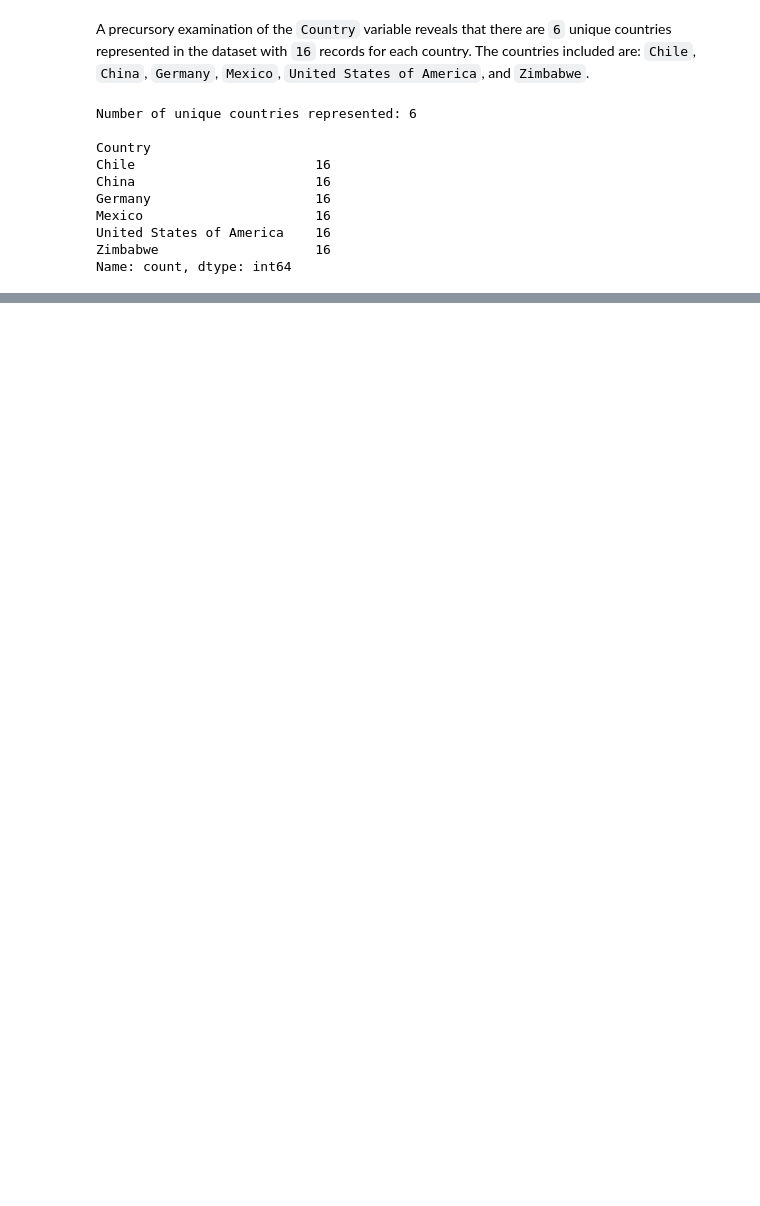
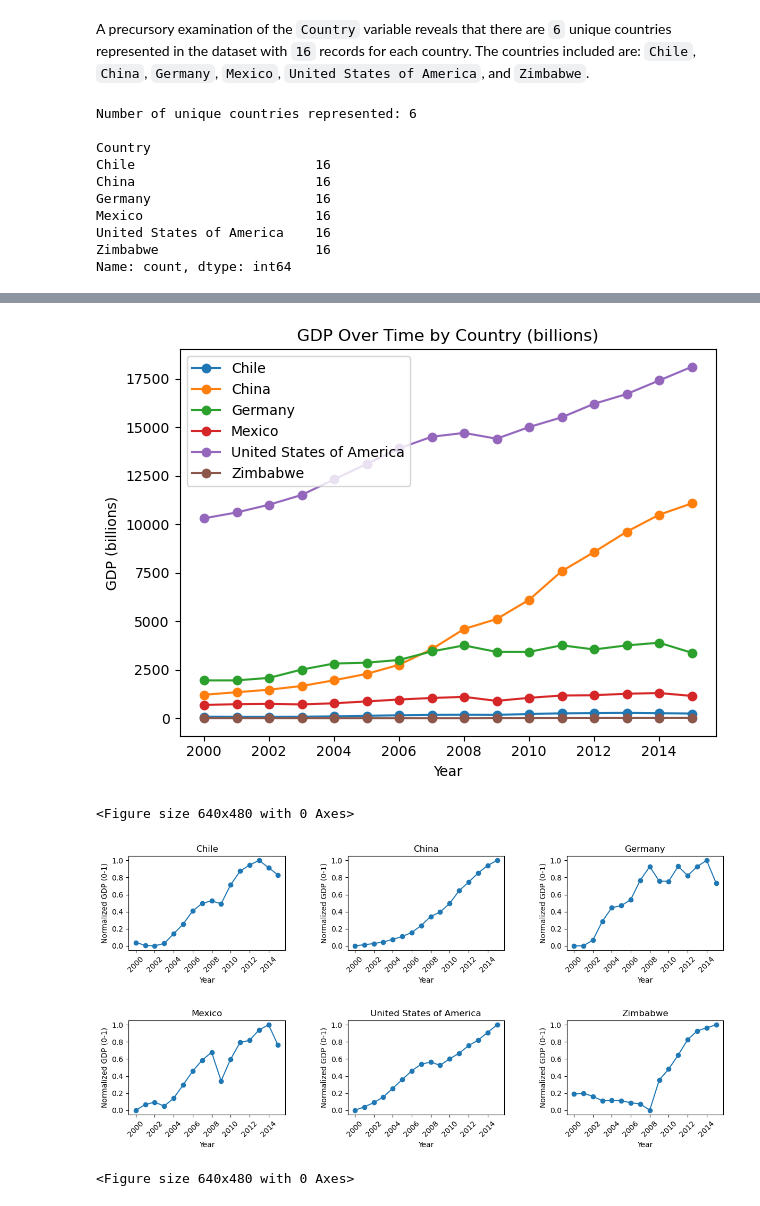
Before and after one commit to adamlaviguer/codecademy, a Jupyter notebook: codecademy-portfolio-project-life-expectancy-gdp/life_expectancy_gdp.ipynb, the cells around one changed output, grey strips where cells are left out. Cells and saved outputs as stored; diff of their text form; code cells hidden in the pictures; blank space fills up the shorter version.

```diff
--- a/codecademy-portfolio-project-life-expectancy-gdp/life_expectancy_gdp.ipynb
+++ b/codecademy-portfolio-project-life-expectancy-gdp/life_expectancy_gdp.ipynb
@@ -108,0 +162,54 @@ plt.clf()
+# %%
+# Add a column for GDP in billions for easier readability.
+df['GDP_billions'] = df['GDP'] / 1e9
+
+# Plot the GDP over time for each country using a billions scaled y axis.
+for country in df['Country'].unique():
+    country_df = df[df['Country'] == country]
+    plt.plot(country_df['Year'], country_df['GDP_billions'], marker='o', label=country)
+plt.title('GDP Over Time by Country (billions)')
+plt.xlabel('Year')
+plt.ylabel('GDP (billions)')
+plt.tight_layout()
+plt.legend(loc='upper left')
+plt.show()
+plt.clf()
+
+# # Plot the GDP over time for each country using a log scaled y axis.
+# for country in df['Country'].unique():
+#     country_df = df[df['Country'] == country]
+#     plt.plot(country_df['Year'], country_df['GDP'], marker='o', label=country)
+# plt.title('GDP Over Time by Country (log scale)')
+# plt.xlabel('Year')
+# plt.ylabel('GDP (log scale)')
+# plt.yscale('log')
+# plt.tight_layout()
+# plt.legend()
+# plt.show()
+# plt.clf()
+
+# Normalize GDP for each country to a 0-1 scale for better comparison using min-max normalization: (x - min) / (max - min)
+g = df.groupby('Country')['GDP']    # this is a SeriesGroupBy object
+rng = g.transform('max') - g.transform('min')   # this is saving the range (max - min) for each country group in the SeriesGroupBy object 'g'
+df['GDP_norm_0_1'] = (df['GDP'] - g.transform('min')) / rng.replace(0, np.nan)  # this is adding a new column to the DataFrame which is the normalized GDP value
+                                                                                # .replace() avoids division by zero by replacing 0 with NaN
+x_ticks = range(df['Year'].min(), df['Year'].max()+1, 2)    # create a set of x-ticks for every 2 years
+
+plt.figure(figsize=(12,6))
+for country in df['Country'].unique():
+    country_df = df[df['Country'] == country]
+    plt.subplot(2,3, list(df['Country'].unique()).index(country)+1)
+    plt.plot(country_df['Year'], country_df['GDP_norm_0_1'], marker='o', label=country)
+    plt.title(country)
+    plt.xlabel('Year')
+    plt.xticks(x_ticks, rotation=45)
+    plt.ylabel('Normalized GDP (0-1)')
+    plt.tight_layout()
+plt.subplots_adjust(hspace=.75, wspace=.4)
+plt.show()
+plt.clf()
+# %% [output]
+[figure, added]
+<Figure size 640x480 with 0 Axes>
+[figure, added]
+<Figure size 640x480 with 0 Axes>
```
Also changed, not shown: parts of 26 cells of this notebook, 1 other file.
